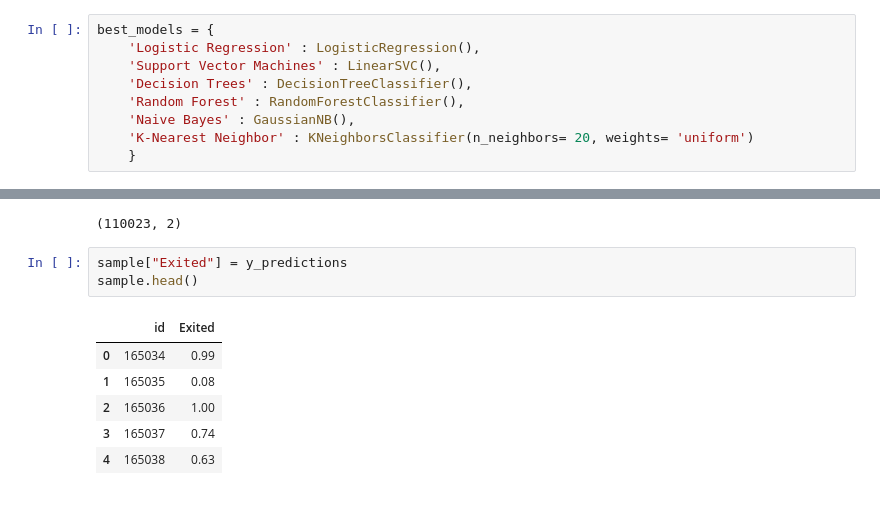
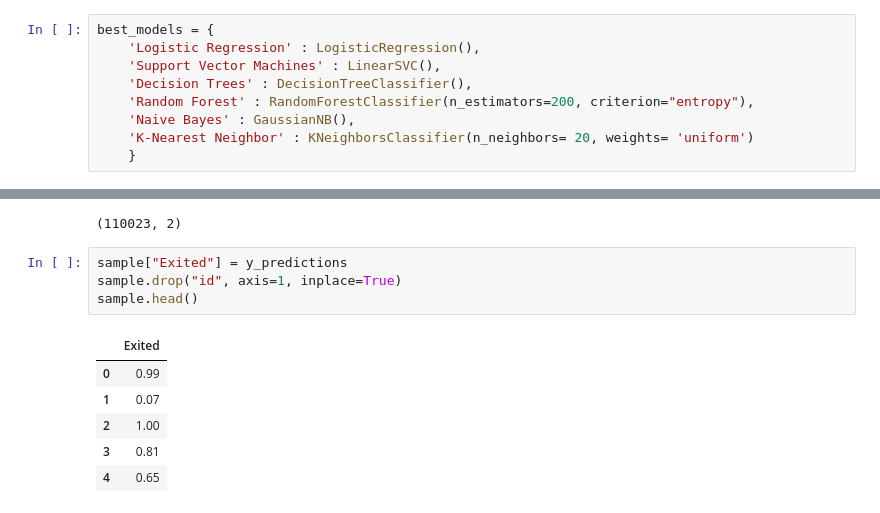
Before and after one commit to betuldemirdag/Ada_Lovelace_Akademi_Bitirme_Projesi, a Jupyter notebook: bank_churn.ipynb, the cells around one changed output, grey strips where cells are left out. Cells and saved outputs as stored; diff of their text form.

```diff
--- a/bank_churn.ipynb
+++ b/bank_churn.ipynb
@@ -558,7 +506,7 @@ best_models = {
     'Logistic Regression' : LogisticRegression(),
     'Support Vector Machines' : LinearSVC(),
     'Decision Trees' : DecisionTreeClassifier(),
-    'Random Forest' : RandomForestClassifier(),
+    'Random Forest' : RandomForestClassifier(n_estimators=200, criterion="entropy"),
     'Naive Bayes' : GaussianNB(),
     'K-Nearest Neighbor' : KNeighborsClassifier(n_neighbors= 20, weights= 'uniform')
     }
@@ -608,11 +556,12 @@ sample.shape
 (110023, 2)
 # %%
 sample["Exited"] = y_predictions
+sample.drop("id", axis=1, inplace=True)
 sample.head()
 # %% [output]
-|  | id | Exited |
-| 0 | 165034 | 0.99 |
-| 1 | 165035 | 0.08 |
-| 2 | 165036 | 1.00 |
-| 3 | 165037 | 0.74 |
-| 4 | 165038 | 0.63 |
+|  | Exited |
+| 0 | 0.99 |
+| 1 | 0.07 |
+| 2 | 1.00 |
+| 3 | 0.81 |
+| 4 | 0.65 |
```
Also changed, not shown: parts of 13 cells of this notebook, 3 other files.
